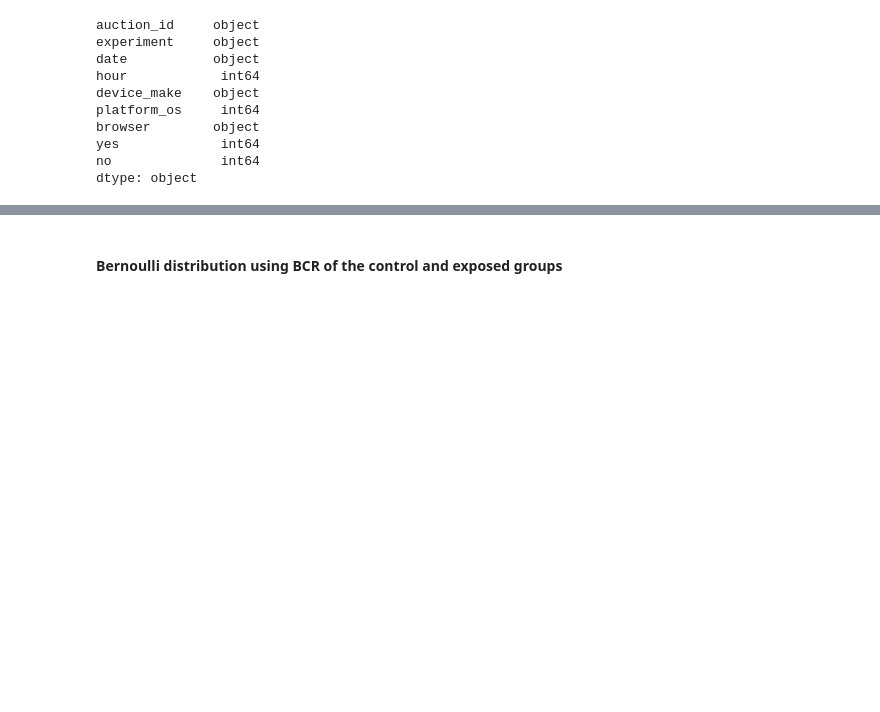
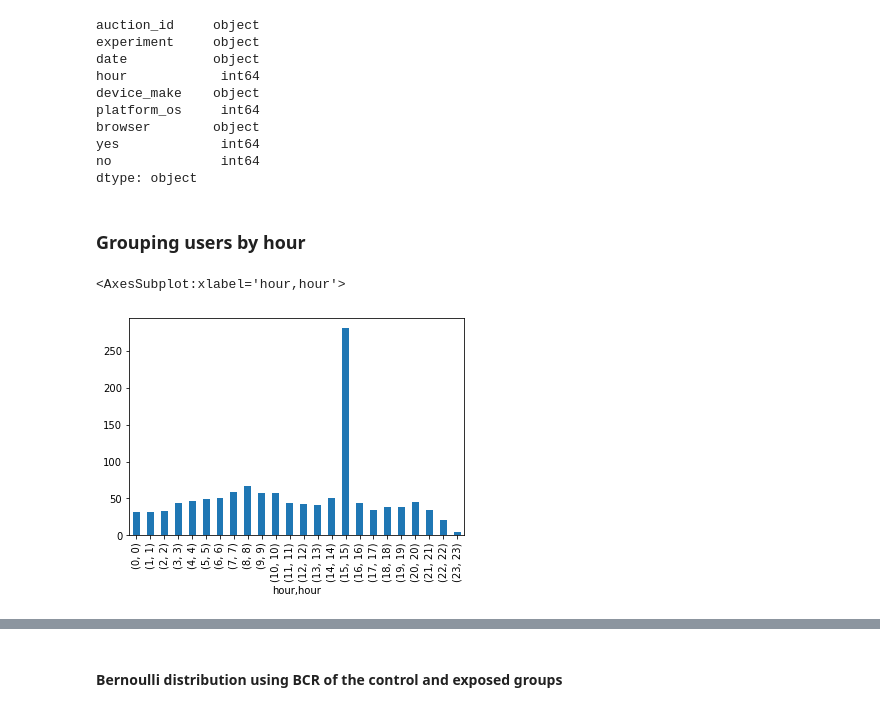
Before and after one commit to 10AcademyAbtestingProject/smartAd-abtesting, a Jupyter notebook: Notebooks/eda_AB_Testing.ipynb, the cells around one changed output, grey strips where cells are left out. Drawn from its saved outputs; the diff is of its cells as text; code cells hidden in the pictures; blank space fills up the shorter version.

```diff
--- a/Notebooks/eda_AB_Testing.ipynb
+++ b/Notebooks/eda_AB_Testing.ipynb
@@ -204,3 +204,11 @@ browser        object
 yes             int64
 no              int64
 dtype: object
+# %% [markdown]
+### Grouping users by hour
+# %%
+hour_groups = df.groupby('hour')
+hour_groups['hour'].value_counts().plot(kind='bar')
+# %% [output]
+<AxesSubplot:xlabel='hour,hour'>
+[figure, added]
```
Also changed, not shown: parts of 18 cells of this notebook.
